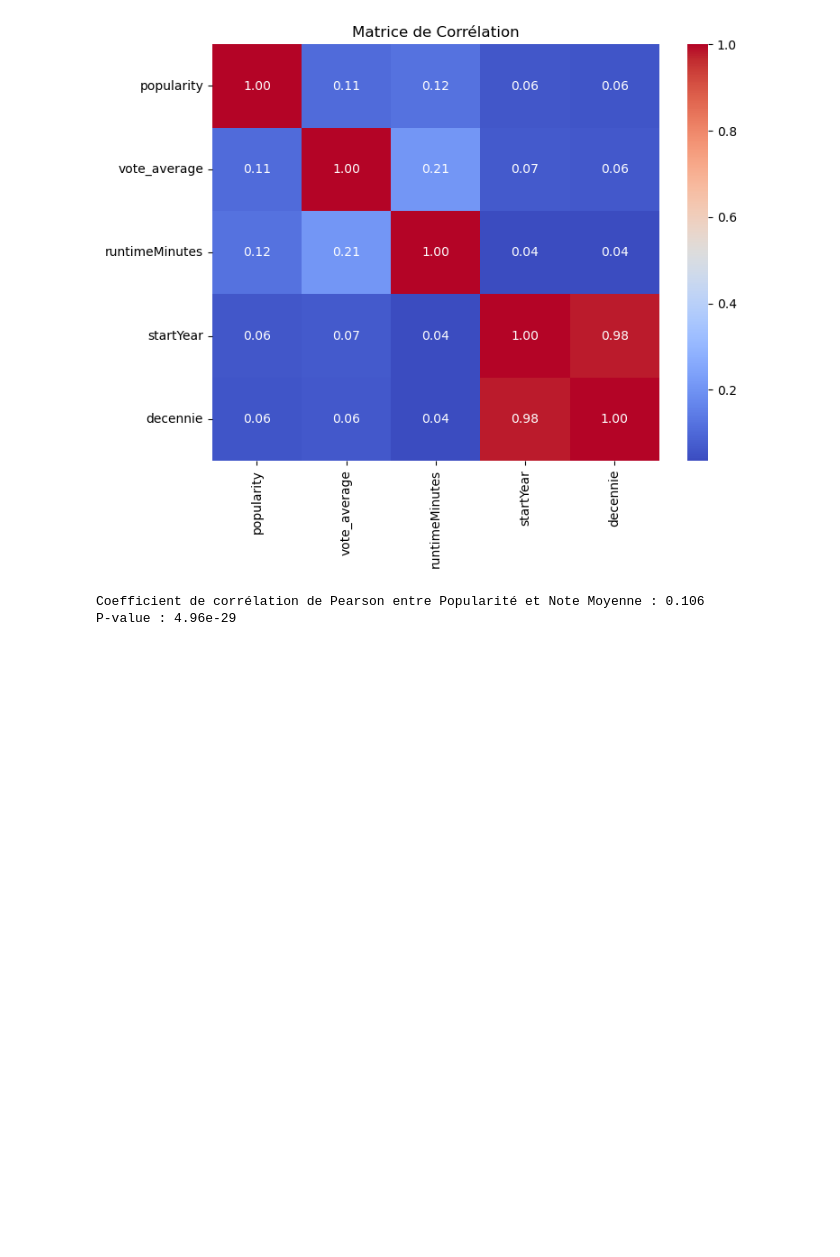
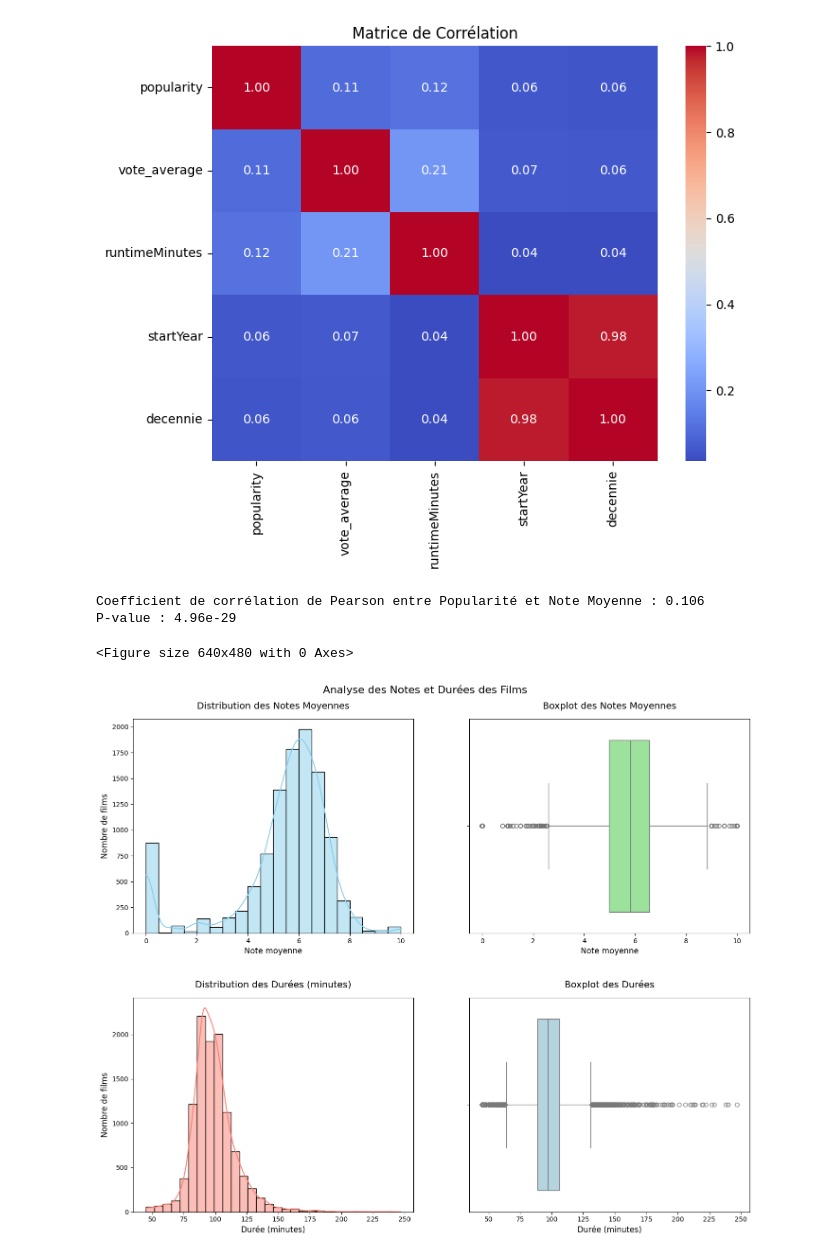
Before and after one commit to jbhdev/data-films, a Jupyter notebook: Statistics_exploratoires.ipynb, the cells around one changed output. Drawn from its saved outputs; the diff is of its cells as text; code cells hidden in the pictures; blank space fills up the shorter version.

```diff
--- a/Statistics_exploratoires.ipynb
+++ b/Statistics_exploratoires.ipynb
@@ -74,6 +74,18 @@ print(f"P-value : {p_value:.3g}")
 [figure]
 Coefficient de corrélation de Pearson entre Popularité et Note Moyenne : 0.106
 P-value : 4.96e-29
+# %%
+# Runtime Minutes
+sns.histplot(df['runtimeMinutes'], bins=30, ax=axes[1,0], kde=True)
+axes[1,0].set_title('Distribution des Durées (minutes)')
+
+sns.boxplot(x=df['runtimeMinutes'], ax=axes[1,1])
+axes[1,1].set_title('Boxplot Durées')
+
+plt.tight_layout()
+plt.show()
+# %% [output]
+<Figure size 640x480 with 0 Axes>
 # %%
 # Supprimer les lignes avec valeurs manquantes dans les colonnes critiques
 df = df.dropna(subset=['genres', 'decennie', 'popularity'])
@@ -117,3 +129,47 @@ fig = px.line(
 )
 
 fig.show()
+# %%
+import pandas as pd
+import matplotlib.pyplot as plt
+import seaborn as sns
+
+# Charger les données (assurez-vous que df est déjà chargé)
+# df = pd.read_csv('chemin/vers/votre/fichier.csv')
+
+# Créer une figure avec 2x2 sous-graphiques
+fig, axes = plt.subplots(2, 2, figsize=(14, 12))
+
+# 1. Histogramme des notes moyennes
+sns.histplot(df['vote_average'], bins=20, ax=axes[0,0], kde=True, color='skyblue')
+axes[0,0].set_title('Distribution des Notes Moyennes', fontsize=14, pad=15)
+axes[0,0].set_xlabel('Note moyenne', fontsize=12)
+axes[0,0].set_ylabel('Nombre de films', fontsize=12)
+
+# 2. Boxplot des notes moyennes
+sns.boxplot(x=df['vote_average'], ax=axes[0,1], color='lightgreen')
+axes[0,1].set_title('Boxplot des Notes Moyennes', fontsize=14, pad=15)
+axes[0,1].set_xlabel('Note moyenne', fontsize=12)
+
+# 3. Histogramme des durées
+sns.histplot(df['runtimeMinutes'], bins=30, ax=axes[1,0], kde=True, color='salmon')
+axes[1,0].set_title('Distribution des Durées (minutes)', fontsize=14, pad=15)
+axes[1,0].set_xlabel('Durée (minutes)', fontsize=12)
+axes[1,0].set_ylabel('Nombre de films', fontsize=12)
+
+# 4. Boxplot des durées
+sns.boxplot(x=df['runtimeMinutes'], ax=axes[1,1], color='lightblue')
+axes[1,1].set_title('Boxplot des Durées', fontsize=14, pad=15)
+axes[1,1].set_xlabel('Durée (minutes)', fontsize=12)
+
+# Ajuster l'espacement entre les sous-graphiques
+plt.tight_layout()
+plt.subplots_adjust(top=0.92, hspace=0.3, wspace=0.2)
+
+# Ajouter un titre général
+plt.suptitle('Analyse des Notes et Durées des Films', fontsize=16, y=0.98)
+
+# Afficher le graphique
+plt.show()
+# %% [output]
+[figure, added]
```
Also changed, not shown: parts of 2 cells of this notebook.
